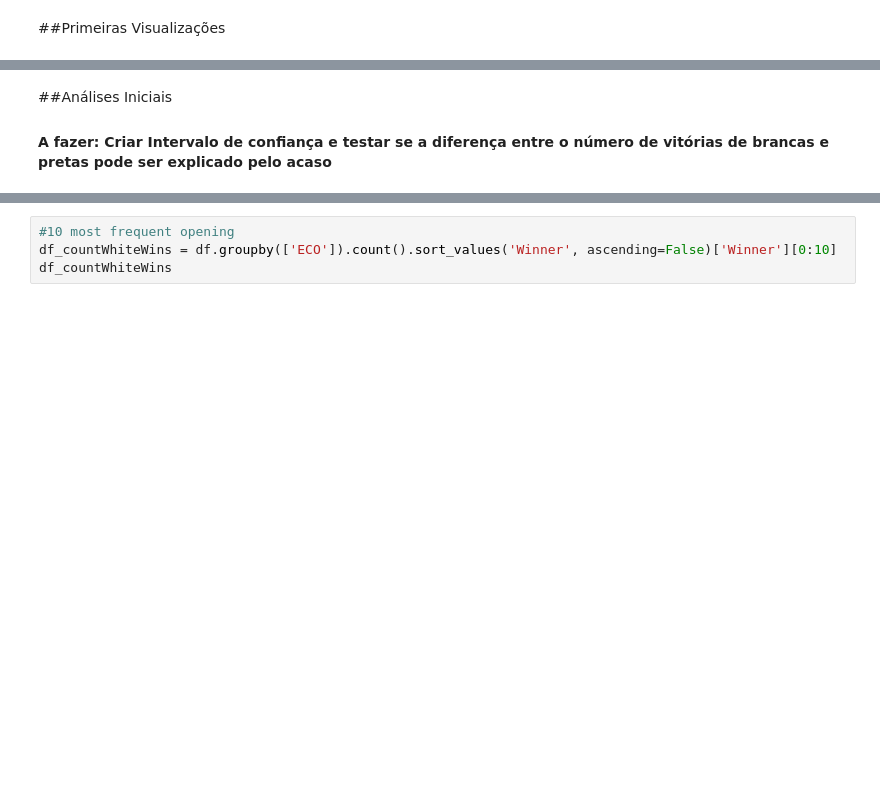
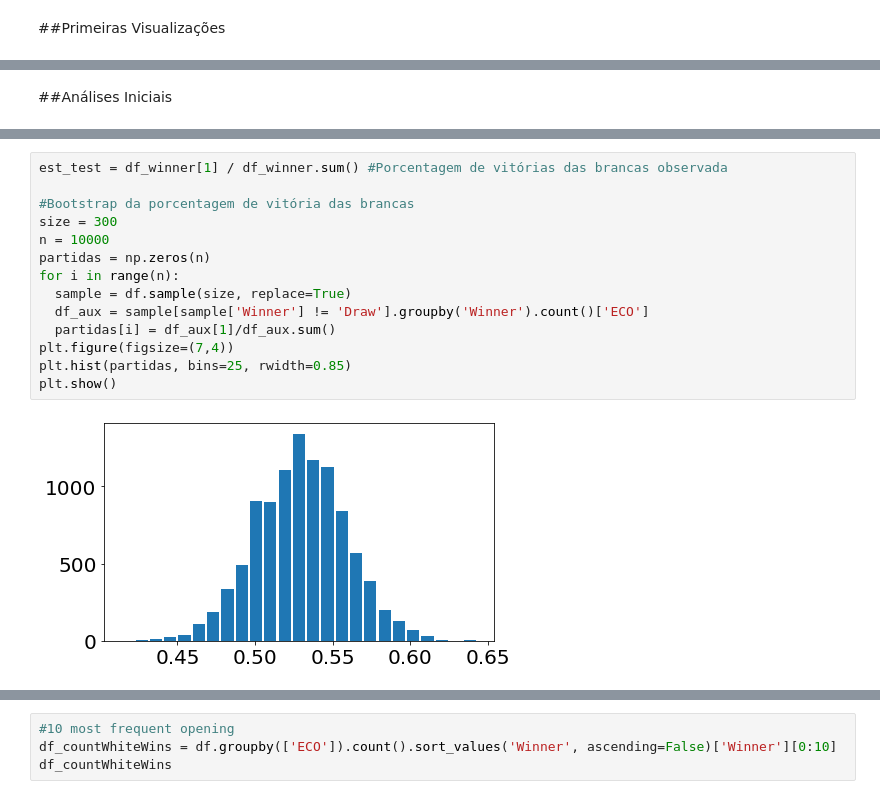
Before and after one commit to otavioml/Chess-Data-Analysis, a Jupyter notebook: Chess_Data_Analysis.ipynb, the cells around one changed output, grey strips where cells are left out. Drawn from its saved outputs; the diff is of its cells as text; blank space fills up the shorter version.

```diff
--- a/Chess_Data_Analysis.ipynb
+++ b/Chess_Data_Analysis.ipynb
@@ -121,9 +122,8 @@ fig.update_layout(showlegend=False,
                   title_text='Visão Geral (Boxplots)')
 # %% [output]
 [interactive output not drawn]
-# %% [markdown]
-##Análises Iniciais
-#### A fazer: Criar Intervalo de confiança e testar se a diferença entre o número de vitórias de brancas e pretas pode ser explicado pelo acaso
+# %% [markdown]
+##Análises Iniciais
 # %%
 df_winner = df[df['Winner'] != 'Draw'].groupby('Winner').count()['ECO'] #Número de vitórias de cada cor
 fig = px.bar(df_winner, x=df_winner.index, y='ECO')
@@ -133,3 +133,19 @@ fig.update_xaxes(title_text='Cor')
 fig.show()
 # %% [output]
 [interactive output not drawn]
+# %%
+est_test = df_winner[1] / df_winner.sum() #Porcentagem de vitórias das brancas observada
+
+#Bootstrap da porcentagem de vitória das brancas
+size = 300
+n = 10000
+partidas = np.zeros(n)
+for i in range(n):
+  sample = df.sample(size, replace=True)
+  df_aux = sample[sample['Winner'] != 'Draw'].groupby('Winner').count()['ECO']
+  partidas[i] = df_aux[1]/df_aux.sum()
+plt.figure(figsize=(7,4))
+plt.hist(partidas, bins=25, rwidth=0.85)
+plt.show()
+# %% [output]
+[figure, added]
```
Also changed, not shown: parts of 3 cells of this notebook.
